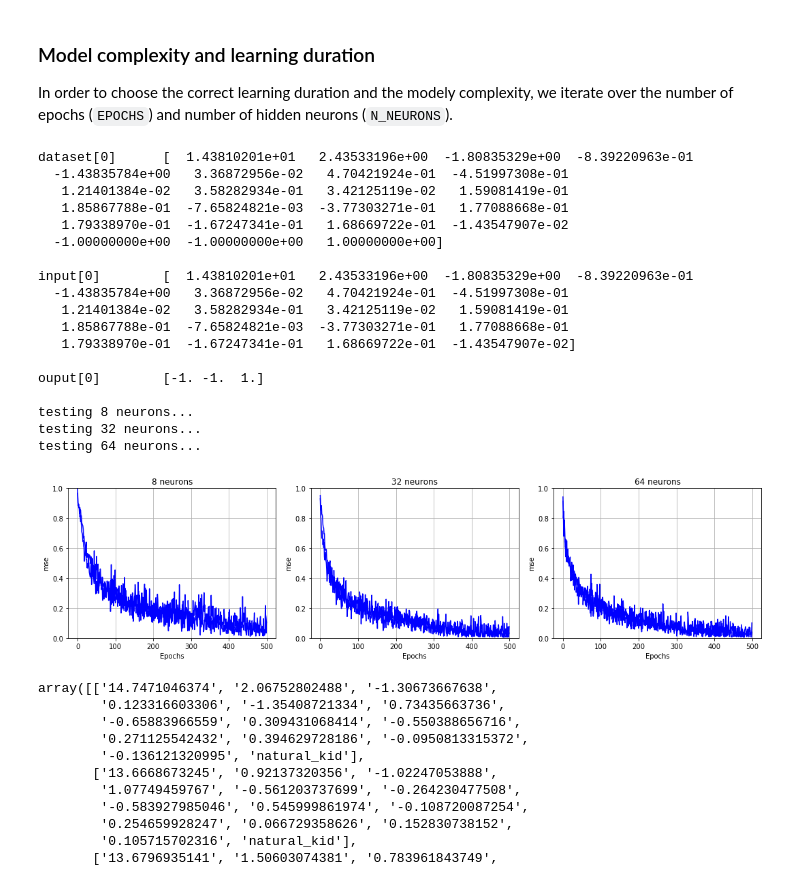
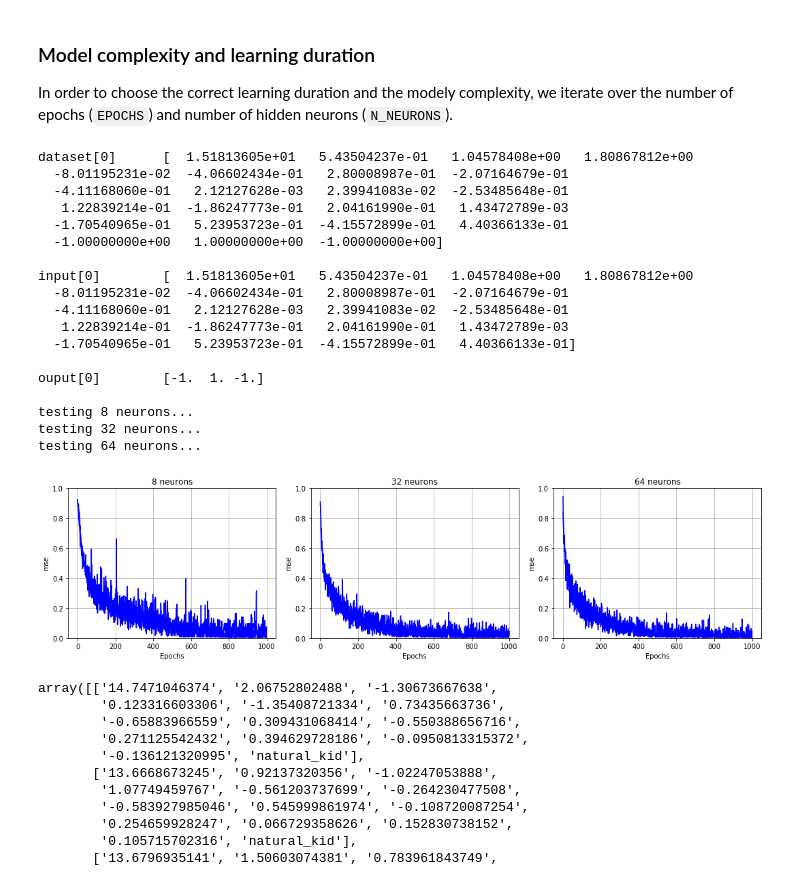
Before and after one commit to LifangHe/speaker-recognition, a Jupyter notebook: speaker_recognition_64.ipynb, the cells around one changed output. Saved outputs shown, nothing was run; the diff lists cells and outputs as text; code cells hidden in the pictures.

```diff
--- a/speaker_recognition_64.ipynb
+++ b/speaker_recognition_64.ipynb
@@ -44,7 +44,7 @@ Here we use only the natural voices of men and women to train a neural network t
 In order to choose the correct learning duration and the modely complexity, we iterate over the number of epochs (`EPOCHS`) and number of hidden neurons (`N_NEURONS`).
 # %%
 N_INITS = 2
-EPOCHS = 500
+EPOCHS = 1000
 N_NEURONS = [8, 32, 64]
 LEARNING_RATE = 0.001
 MOMENTUM = 0.7
@@ -52,46 +52,46 @@ MOMENTUM = 0.7
 dataset = util.create_dataset(
     [('natural_kid', [1, -1, -1]), ('natural_female', [-1, 1, -1]), ('natural_male', [-1, -1, 1])], FILES, MFCC_COEFFS)
 
 dataset_input = dataset[:, :-3]  # filter only input values (n-1 first values)
 dataset_output = dataset[:, -3:]  # filter only the output class (last value)
 
 print "dataset[0]\t", dataset[0], "\n"
 print "input[0]\t", dataset_input[0], "\n"
 print "ouput[0]\t", dataset_output[0], "\n"
 
 MSE = np.zeros((len(N_NEURONS), N_INITS, EPOCHS))
 for index, n_neurons in enumerate(N_NEURONS):
     print 'testing', n_neurons, 'neurons...'
     nn = MLP([MFCC_COEFFS, n_neurons, 3])
 
     for i in np.arange(N_INITS):
         nn.init_weights()
         MSE[index, i, :] = nn.fit((dataset_input, dataset_output),
                                   learning_rate=LEARNING_RATE,
                                   momentum=MOMENTUM,
                                   epochs=EPOCHS)
 
 util.print_mse(MSE, N_NEURONS)
 # %% [output]
-dataset[0]      [  1.43810201e+01   2.43533196e+00  -1.80835329e+00  -8.39220963e-01
-  -1.43835784e+00   3.36872956e-02   4.70421924e-01  -4.51997308e-01
-   1.21401384e-02   3.58282934e-01   3.42125119e-02   1.59081419e-01
-   1.85867788e-01  -7.65824821e-03  -3.77303271e-01   1.77088668e-01
-   1.79338970e-01  -1.67247341e-01   1.68669722e-01  -1.43547907e-02
-  -1.00000000e+00  -1.00000000e+00   1.00000000e+00]
+dataset[0]      [  1.51813605e+01   5.43504237e-01   1.04578408e+00   1.80867812e+00
+  -8.01195231e-02  -4.06602434e-01   2.80008987e-01  -2.07164679e-01
+  -4.11168060e-01   2.12127628e-03   2.39941083e-02  -2.53485648e-01
+   1.22839214e-01  -1.86247773e-01   2.04161990e-01   1.43472789e-03
+  -1.70540965e-01   5.23953723e-01  -4.15572899e-01   4.40366133e-01
+  -1.00000000e+00   1.00000000e+00  -1.00000000e+00]
 
-input[0]        [  1.43810201e+01   2.43533196e+00  -1.80835329e+00  -8.39220963e-01
-  -1.43835784e+00   3.36872956e-02   4.70421924e-01  -4.51997308e-01
-   1.21401384e-02   3.58282934e-01   3.42125119e-02   1.59081419e-01
-   1.85867788e-01  -7.65824821e-03  -3.77303271e-01   1.77088668e-01
-   1.79338970e-01  -1.67247341e-01   1.68669722e-01  -1.43547907e-02]
+input[0]        [  1.51813605e+01   5.43504237e-01   1.04578408e+00   1.80867812e+00
+  -8.01195231e-02  -4.06602434e-01   2.80008987e-01  -2.07164679e-01
+  -4.11168060e-01   2.12127628e-03   2.39941083e-02  -2.53485648e-01
+   1.22839214e-01  -1.86247773e-01   2.04161990e-01   1.43472789e-03
+  -1.70540965e-01   5.23953723e-01  -4.15572899e-01   4.40366133e-01]
 
-ouput[0]        [-1. -1.  1.]
+ouput[0]        [-1.  1. -1.]
 
 testing 8 neurons...
 testing 32 neurons...
 testing 64 neurons...
-[figure, old version]
+[figure, new version]
 # %%
 util.create_dataset([('natural_male', 'natural_kid')], FILES)
 # %% [output]
```
Also changed, not shown: parts of 3 cells of this notebook.
